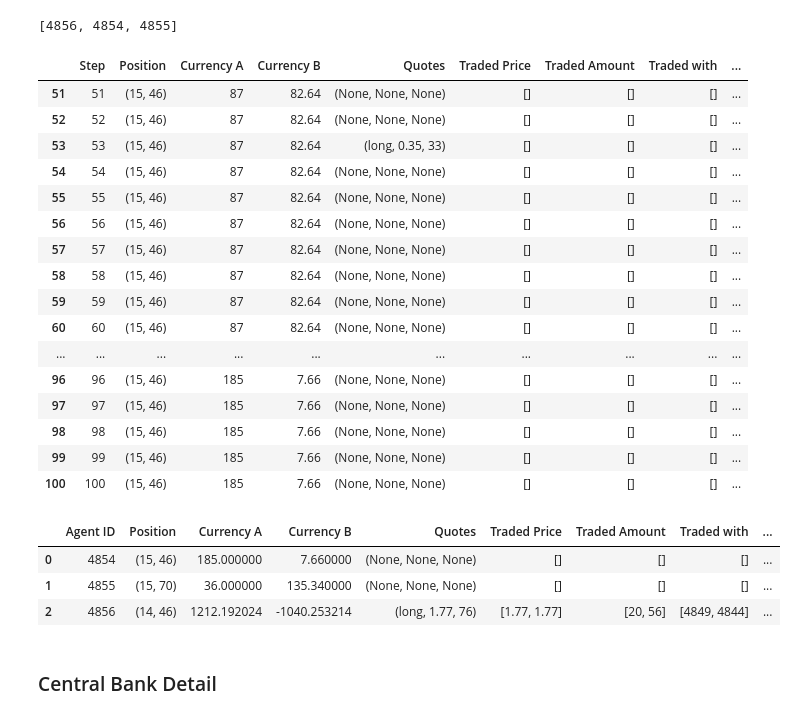
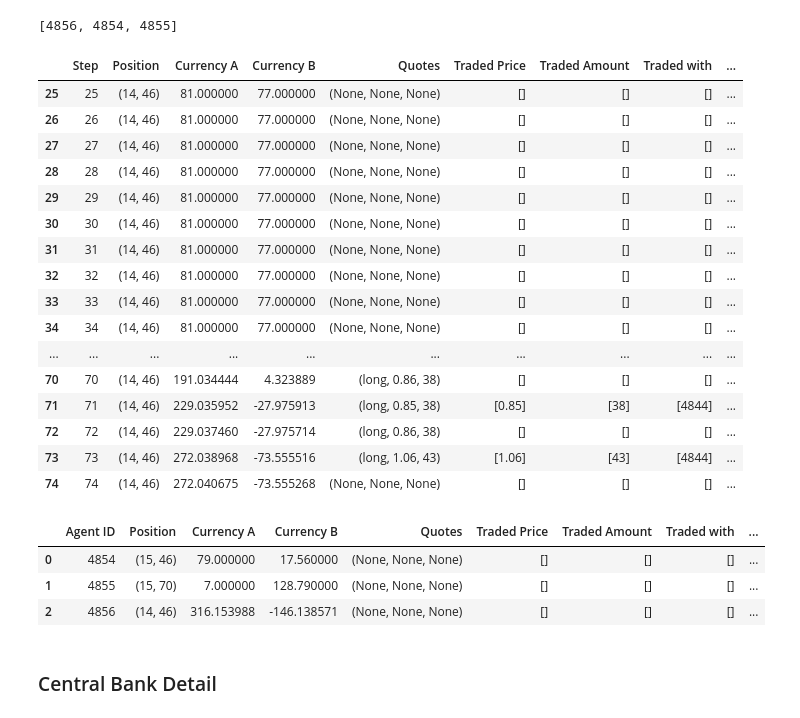
Before and after one commit to Gordonhosy/abm-fx, a Jupyter notebook: main.ipynb, the cells around one changed output. Drawn from its saved outputs; the diff is of its cells as text; code cells hidden in the pictures.

Commit message:
speculators debugging

```diff
--- a/main.ipynb
+++ b/main.ipynb
@@ -14,7 +14,7 @@ Intel MKL WARNING: Support of Intel(R) Streaming SIMD Extensions 4.2 (Intel(R) S
 # %% [markdown]
 ### Simulate One Model
 # %%
-steps = 300
+steps = 100
 model = abmodel(static_map_v0(), all_agents())
 model.run_model(steps)
 model_results = model.datacollector.get_model_vars_dataframe()
@@ -116,32 +128,32 @@ model.speculator_details.all_ids()
 # %% [output]
 [4856, 4854, 4855]
 # %%
-model.speculator_details.by_agent(model.speculator_details.all_ids()[1]).tail(50)
+model.speculator_details.by_agent(model.speculator_details.all_ids()[0])[25:75]
 # %% [output]
 |  | Step | Position | Currency A | Currency B | Quotes | Traded Price | Traded Amount | Traded with | ... |
-| 51 | 51 | (15, 46) | 87 | 82.64 | (None, None, None) | [] | [] | [] | ... |
-| 52 | 52 | (15, 46) | 87 | 82.64 | (None, None, None) | [] | [] | [] | ... |
-| 53 | 53 | (15, 46) | 87 | 82.64 | (long, 0.35, 33) | [] | [] | [] | ... |
-| 54 | 54 | (15, 46) | 87 | 82.64 | (None, None, None) | [] | [] | [] | ... |
-| 55 | 55 | (15, 46) | 87 | 82.64 | (None, None, None) | [] | [] | [] | ... |
-| 56 | 56 | (15, 46) | 87 | 82.64 | (None, None, None) | [] | [] | [] | ... |
-| 57 | 57 | (15, 46) | 87 | 82.64 | (None, None, None) | [] | [] | [] | ... |
-| 58 | 58 | (15, 46) | 87 | 82.64 | (None, None, None) | [] | [] | [] | ... |
-| 59 | 59 | (15, 46) | 87 | 82.64 | (None, None, None) | [] | [] | [] | ... |
-| 60 | 60 | (15, 46) | 87 | 82.64 | (None, None, None) | [] | [] | [] | ... |
+| 25 | 25 | (14, 46) | 81.000000 | 77.000000 | (None, None, None) | [] | [] | [] | ... |
+| 26 | 26 | (14, 46) | 81.000000 | 77.000000 | (None, None, None) | [] | [] | [] | ... |
+| 27 | 27 | (14, 46) | 81.000000 | 77.000000 | (None, None, None) | [] | [] | [] | ... |
+| 28 | 28 | (14, 46) | 81.000000 | 77.000000 | (None, None, None) | [] | [] | [] | ... |
+| 29 | 29 | (14, 46) | 81.000000 | 77.000000 | (None, None, None) | [] | [] | [] | ... |
+| 30 | 30 | (14, 46) | 81.000000 | 77.000000 | (None, None, None) | [] | [] | [] | ... |
+| 31 | 31 | (14, 46) | 81.000000 | 77.000000 | (None, None, None) | [] | [] | [] | ... |
+| 32 | 32 | (14, 46) | 81.000000 | 77.000000 | (None, None, None) | [] | [] | [] | ... |
+| 33 | 33 | (14, 46) | 81.000000 | 77.000000 | (None, None, None) | [] | [] | [] | ... |
+| 34 | 34 | (14, 46) | 81.000000 | 77.000000 | (None, None, None) | [] | [] | [] | ... |
 | ... | ... | ... | ... | ... | ... | ... | ... | ... | ... |
-| 96 | 96 | (15, 46) | 185 | 7.66 | (None, None, None) | [] | [] | [] | ... |
-| 97 | 97 | (15, 46) | 185 | 7.66 | (None, None, None) | [] | [] | [] | ... |
-| 98 | 98 | (15, 46) | 185 | 7.66 | (None, None, None) | [] | [] | [] | ... |
-| 99 | 99 | (15, 46) | 185 | 7.66 | (None, None, None) | [] | [] | [] | ... |
-| 100 | 100 | (15, 46) | 185 | 7.66 | (None, None, None) | [] | [] | [] | ... |
+| 70 | 70 | (14, 46) | 191.034444 | 4.323889 | (long, 0.86, 38) | [] | [] | [] | ... |
+| 71 | 71 | (14, 46) | 229.035952 | -27.975913 | (long, 0.85, 38) | [0.85] | [38] | [4844] | ... |
+| 72 | 72 | (14, 46) | 229.037460 | -27.975714 | (long, 0.86, 38) | [] | [] | [] | ... |
+| 73 | 73 | (14, 46) | 272.038968 | -73.555516 | (long, 1.06, 43) | [1.06] | [43] | [4844] | ... |
+| 74 | 74 | (14, 46) | 272.040675 | -73.555268 | (None, None, None) | [] | [] | [] | ... |
 # %%
 model.speculator_details.by_step(steps)
 # %% [output]
 |  | Agent ID | Position | Currency A | Currency B | Quotes | Traded Price | Traded Amount | Traded with | ... |
-| 0 | 4854 | (15, 46) | 185.000000 | 7.660000 | (None, None, None) | [] | [] | [] | ... |
-| 1 | 4855 | (15, 70) | 36.000000 | 135.340000 | (None, None, None) | [] | [] | [] | ... |
-| 2 | 4856 | (14, 46) | 1212.192024 | -1040.253214 | (long, 1.77, 76) | [1.77, 1.77] | [20, 56] | [4849, 4844] | ... |
+| 0 | 4854 | (15, 46) | 79.000000 | 17.560000 | (None, None, None) | [] | [] | [] | ... |
+| 1 | 4855 | (15, 70) | 7.000000 | 128.790000 | (None, None, None) | [] | [] | [] | ... |
+| 2 | 4856 | (14, 46) | 316.153988 | -146.138571 | (None, None, None) | [] | [] | [] | ... |
 # %% [markdown]
 ### Central Bank Detail
 # %%
```
Also changed, not shown: parts of 10 cells of this notebook, 1 other file.
